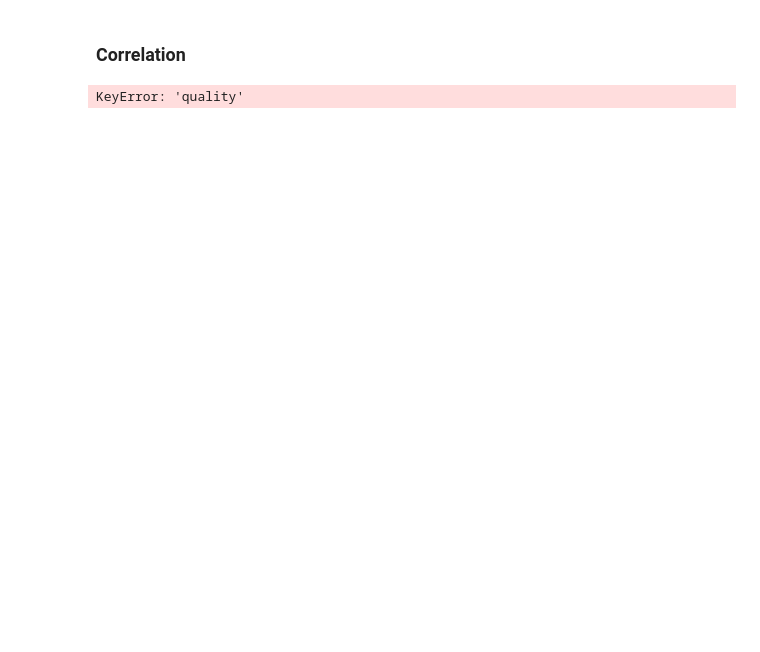
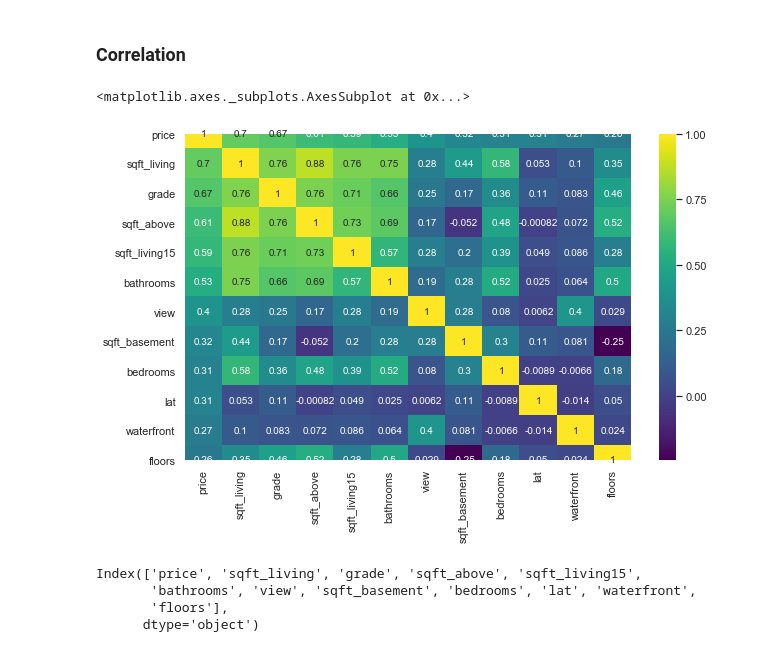
Before and after one commit to DennisNgugi/kc-house-prediction, a Jupyter notebook: KC house data.ipynb, the cells around one changed output. Drawn from its saved outputs; the diff is of its cells as text; code cells hidden in the pictures; blank space fills up the shorter version.

```diff
--- a/KC house data.ipynb
+++ b/KC house data.ipynb
@@ -62,9 +62,17 @@ df.describe()
 # %%
 #Quality correlation matrix
 k = 12 #number of variables for heatmap
-cols = df.corr().nlargest(k, 'quality')['quality'].index
+cols = df.corr().nlargest(k, 'price')['price'].index
 cm = df[cols].corr()
 plt.figure(figsize=(10,6))
 sns.heatmap(cm, annot=True, cmap = 'viridis')
 # %% [output]
-KeyError: 'quality'
+<matplotlib.axes._subplots.AxesSubplot at 0x...>
+[figure, added]
+# %%
+cols
+# %% [output]
+Index(['price', 'sqft_living', 'grade', 'sqft_above', 'sqft_living15',
+       'bathrooms', 'view', 'sqft_basement', 'bedrooms', 'lat', 'waterfront',
+       'floors'],
+      dtype='object')
```
Also changed, not shown: parts of 13 cells of this notebook.
